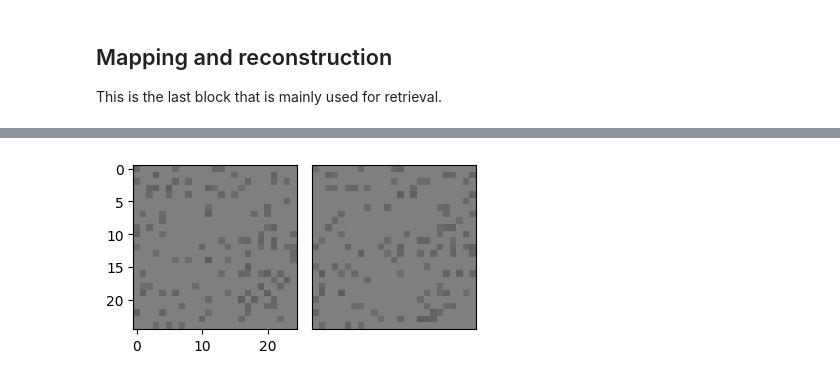
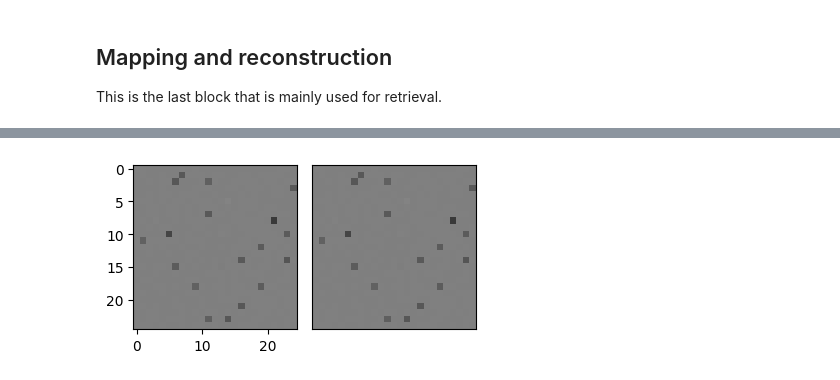
Before and after one commit to mikolasan/ai_sandbox, a Jupyter notebook: arc/Hippocampus.ipynb, the cells around one changed output, grey strips where cells are left out. Drawn from its saved outputs; the diff is of its cells as text; code cells hidden in the pictures.

```diff
--- a/arc/Hippocampus.ipynb
+++ b/arc/Hippocampus.ipynb
@@ -311,3 +310,9 @@ u = train_ca3_memory_model(hopfield_model, y, z)
+# %%
+for i in range (2):
+    u = train_ca3_memory_model(hopfield_model, y, z)
+
+for i in range (2):
+    uu = train_ca3_memory_model(hopfield_model, yy, zz)
 # %%
 hopfield_model.plot_weights()
 # %% [output]
@@ -486,9 +536,0 @@ Reconstructed Input: tensor([-0.0056,  0.0393,  0.5681,  0.0170, -0.0061,  0.004
-# %%
-
-x = input_2.flatten()
-a = output_2.flatten()
-
-y = forward_dg_model(dg_model, x)
-z, _ = train_ec_to_ca3_model(ec_model, x, y)
-u = train_ca3_memory_model(hopfield_model, y, z)
-v = train_ca1_model(ca1_model, u, x, a)
@@ -502,13 +536,0 @@ Reconstructed Input: tensor([-0.1927, -0.0376,  0.5223,  0.0024,  0.0719, -0.029
-# %%
-fig, axs = plt.subplots(1, 5, figsize=(12, 4))
-axs[0].imshow(x.view(w,h), cmap=plt.cm.gray_r, norm=norm)
-axs[1].imshow(y.view(w_s, h_s), cmap=plt.cm.gray_r, norm=norm)
-axs[2].imshow(z.detach().view(w_s, h_s), cmap=plt.cm.gray_r, norm=norm)
-axs[3].imshow(u.view(w_s, h_s), cmap=plt.cm.gray_r, norm=norm)
-axs[4].imshow(v.view(w,h).detach(), cmap=plt.cm.gray_r, norm=norm)
-
-plt.xticks([])  # No ticks on x axis
-plt.yticks([])  # No ticks on y axis
-plt.tight_layout()
-plt.grid(False)
-plt.show()
@@ -517,13 +536,0 @@ plt.show()
-# %%
-# Another step
-for i in range(30):
-    v = train_ca1_model(ca1_model, u, x, a)
-
-
-plt.figure(figsize=(6, 4))
-plt.imshow(v.view(5,5).detach(), cmap=plt.cm.gray_r, norm=norm)
-plt.xticks([])  # No ticks on x axis
-plt.yticks([])  # No ticks on y axis
-plt.tight_layout()
-plt.grid(False)
-plt.show()
@@ -598,30 +586,30 @@ plt.show()
 # %%
 
 with torch.no_grad():
     x1 = input_1.flatten()
     a1 = output_1.flatten()
 
     y1 = forward_dg_model(dg_model, x1)
     z1 = forward_ec_to_ca3_model(ec_model, x1)
     u1 = forward_ca3_memory_model(hopfield_model, z1)
 
     x2 = input_2.flatten()
     a2 = output_2.flatten()
 
     y2 = forward_dg_model(dg_model, x2)
     z2 = forward_ec_to_ca3_model(ec_model, x2)
     u2 = forward_ca3_memory_model(hopfield_model, z2)
 
 
     fig, axs = plt.subplots(1, 2, figsize=(4, 4))
-    axs[0].imshow(y1.view(w_s, h_s), cmap=plt.cm.gray_r, norm=norm)
-    axs[1].imshow(y2.view(w_s, h_s), cmap=plt.cm.gray_r, norm=norm)
+    axs[0].imshow(u1.view(w_s, h_s), cmap=plt.cm.gray_r, norm=norm)
+    axs[1].imshow(u2.view(w_s, h_s), cmap=plt.cm.gray_r, norm=norm)
 
 
 plt.xticks([])  # No ticks on x axis
 plt.yticks([])  # No ticks on y axis
 plt.tight_layout()
 plt.grid(False)
 plt.show()
 # %% [output]
-[figure, old version]
+[figure, new version]
```
Also changed, not shown: parts of 18 cells of this notebook.
